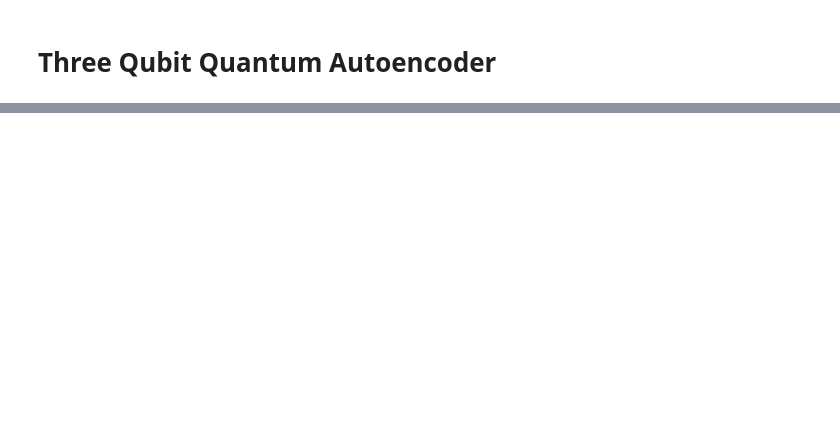
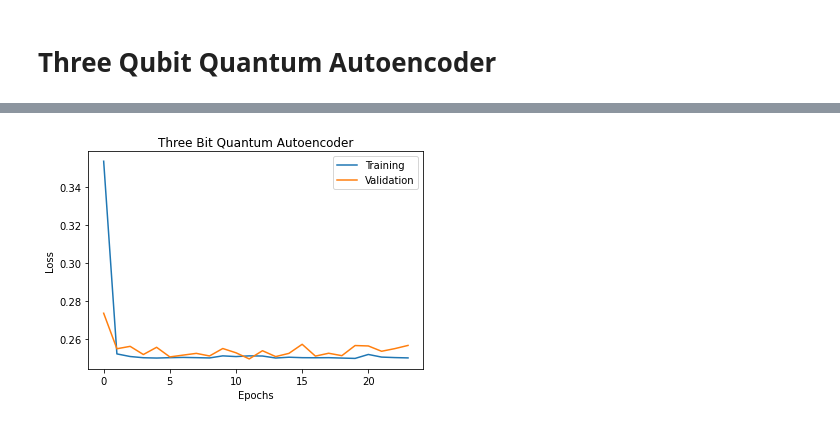
Before and after one commit to PushQuantum/qae-qec, a Jupyter notebook: three-qubit/three_qubit_qae.ipynb, the cells around one changed output, grey strips where cells are left out. Drawn from its saved outputs; the diff is of its cells as text; code cells hidden in the pictures; blank space fills up the shorter version.

```diff
--- a/three-qubit/three_qubit_qae.ipynb
+++ b/three-qubit/three_qubit_qae.ipynb
@@ -57,0 +143,25 @@ main()
+# %%
+# Generate some training data.
+train_excitations, train_labels, test_excitations, test_labels = generate_data(
+    out_state_bits[:3])
+
+# Custom accuracy metric.
+def mapResult(x):
+  #tf.print(x)
+  return tf.map_fn(lambda y: 0.0 if y >= 0 else 1.0, x)
+def custom_accuracy(y_true, y_pred):
+    y_true = tf.squeeze(y_true)
+    y_pred = tf.map_fn(lambda x: mapResult(x), y_pred)
+    return tf.keras.backend.mean(tf.keras.backend.equal(y_true, y_pred))
+
+
+qcnn_model.compile(optimizer=tf.keras.optimizers.Adam(learning_rate=0.02),
+                   loss=tf.losses.mse,
+                   metrics=[custom_accuracy])
+
+history = qcnn_model.fit(x=train_excitations,
+                         y=train_labels,
+                         batch_size=16,
+                         epochs=25,
+                         verbose=1,
+                         validation_data=(test_excitations, test_labels))
@@ -57,0 +186,10 @@ main()
+# %%
+plt.plot(history.history['loss'][1:], label='Training')
+plt.plot(history.history['val_loss'][1:], label='Validation')
+plt.title('Three Bit Quantum Autoencoder')
+plt.xlabel('Epochs')
+plt.ylabel('Loss')
+plt.legend()
+plt.show()
+# %% [output]
+[figure, added]
```
Also changed, not shown: parts of 11 cells of this notebook.
